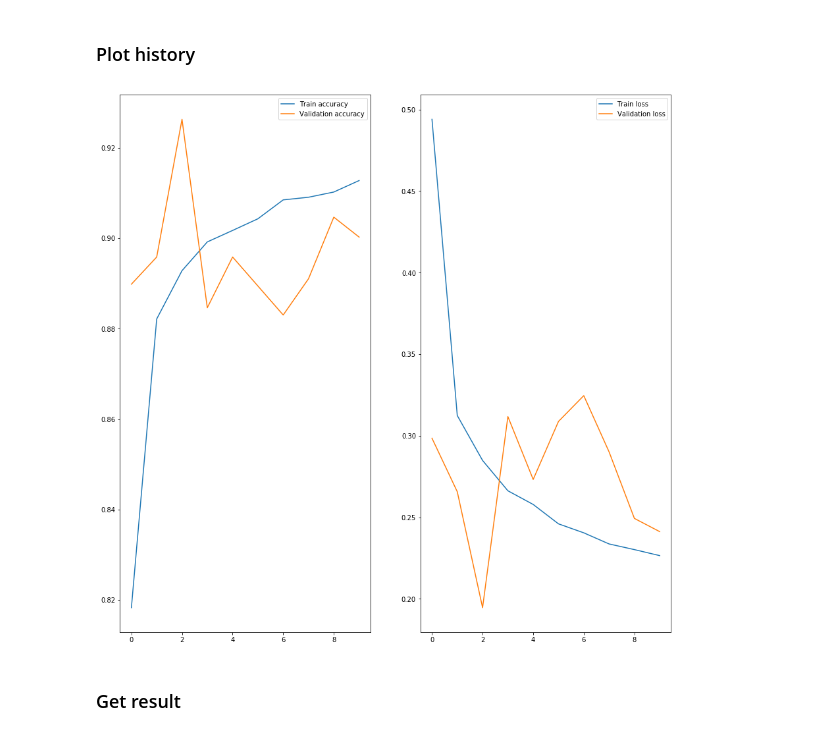
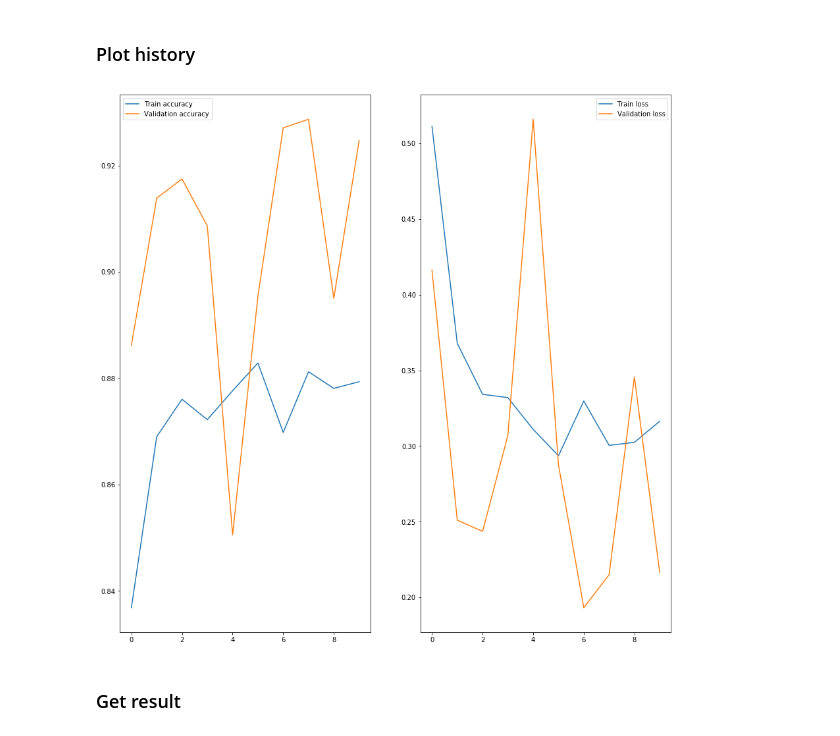
Before and after one commit to tailtq/ml-learning, a Jupyter notebook: kaggle/dogs-vs-cats/Notebook2.ipynb, the cells around one changed output. Drawn from its saved outputs; the diff is of its cells as text; code cells hidden in the pictures.

```diff
--- a/kaggle/dogs-vs-cats/Notebook2.ipynb
+++ b/kaggle/dogs-vs-cats/Notebook2.ipynb
@@ -87,20 +87,20 @@ plt.imshow(image_gen.random_transform(cat0))
 # %% [markdown]
 ### Load data
 # %%
-directory = 'train'
-batch_size = 16
-image_shape = (175, 175, 3)
+directory = 'dataset/train'
+batch_size = 64
+image_shape = (127, 127, 3)
 
 train_data = image_gen.flow_from_directory(directory,
                                           target_size=image_shape[:2],
                                           batch_size=batch_size,
-                                          class_mode='binary',
+                                          class_mode='categorical',
                                           subset='training')
 
 test_data = image_gen.flow_from_directory(directory,
                                           target_size=image_shape[:2],
                                           batch_size=batch_size,
-                                          class_mode='binary',
+                                          class_mode='categorical',
                                           subset='validation')
 # %% [output]
 Found 22500 images belonging to 2 classes.
@@ -146,13 +146,12 @@ ________________________________________________________________________________
 model = Sequential([
     base_model,
     GlobalMaxPooling2D(),
-    Dense(1)
+    Dense(2, activation='softmax')
 ])
 
-base_learning_rate = 0.0001
-model.compile(optimizer=tf.keras.optimizers.RMSprop(lr=base_learning_rate),
-              loss=tf.keras.losses.BinaryCrossentropy(from_logits=True),
-              metrics=['accuracy'])
+model.compile(optimizer='adam',
+              loss='categorical_crossentropy',
+              metrics=['categorical_accuracy'])
 # %%
 model.summary()
 # %% [output]
@@ -213,17 +212,17 @@ model.save('model2.h5')
 ### Plot history
 # %%
 fig, ax = plt.subplots(1, 2, figsize=(15, 15))
-ax[0].plot(results.history['accuracy'], label='Train accuracy')
-ax[0].plot(results.history['val_accuracy'], label='Validation accuracy')
+ax[0].plot(results.history['categorical_accuracy'], label='Train accuracy')
+ax[0].plot(results.history['val_categorical_accuracy'], label='Validation accuracy')
 ax[0].legend(['Train accuracy', 'Validation accuracy'])
 
 ax[1].plot(results.history['loss'], label='Train loss')
 ax[1].plot(results.history['val_loss'], label='Validation loss')
 ax[1].legend(['Train loss', 'Validation loss'])
 
 plt.show()
 # %% [output]
-[figure, old version]
+[figure, new version]
 # %% [markdown]
 ### Get result
 # %%
```
Also changed, not shown: parts of 12 cells of this notebook, 49 other files.
